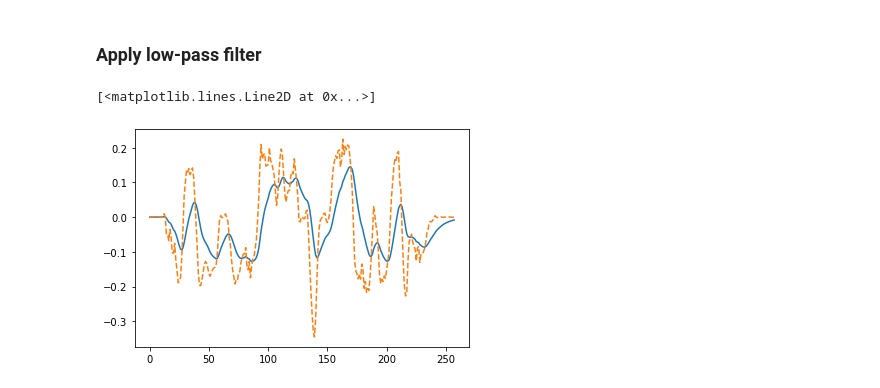
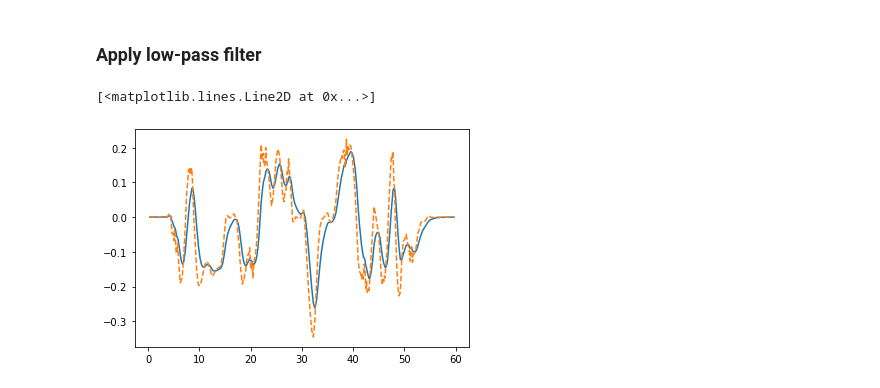
Before and after one commit to Maciej-GBS/dr-gummy, a Jupyter notebook: Essentials_analysis.ipynb, the cells around one changed output. Saved outputs shown, nothing was run; the diff lists cells and outputs as text; code cells hidden in the pictures.

Commit message:
IIR filtering and steering plot

```diff
--- a/Essentials_analysis.ipynb
+++ b/Essentials_analysis.ipynb
@@ -365,7 +383,7 @@ above = list(range(0,25))
 below = list(range(225,270)) + list(range(90,98))
 # %%
 ix = np.arange(len(track.center_line))
-distance = [track_distance(track.center_line, i, N=2) for i in ix]
-t = distance.cumulate
+dt = np.array([track_distance(track.center_line, i, N=2) for i in ix])
+t = np.cumsum(dt)
 heading = np.array([track_heading(track.center_line, i, N=2, above=above, below=below) for i in ix])
 d_heading = heading[1:] - heading[:-1]
@@ -393,19 +426,19 @@ ax.plot(*heading2track(heading, distance, track.center_line[0]).T, 'ro')
 # %% [markdown]
 ### Apply low-pass filter
 # %%
-def low_pass(data, rc=1.0):
+def low_pass_filter(data, rc=1.0):
     xin = data[1]
-    t = data[0]
+    dt = data[0]
+    alpha = dt / (rc + dt)
     yout = np.zeros(xin.shape)
     yout[0] = xin[0]
     for i in range(1,len(yout)):
-        yout[i] = alpha * xin[i] + (1.0 - alpha) * yout[i-1]
+        yout[i] = alpha[i] * xin[i] + (1.0 - alpha[i]) * yout[i-1]
     return yout
 # %%
-dh = low_pass(d_heading, 0.1)
-ix = np.arange(len(d_heading))
-plt.plot(ix, dh)
-plt.plot(ix, d_heading, '--')
+dh = low_pass_filter([dt, d_heading], 0.7)
+plt.plot(t[:-1], dh)
+plt.plot(t[:-1], d_heading, '--')
 # %% [output]
 [<matplotlib.lines.Line2D at 0x...>]
-[figure, old version]
+[figure, new version]
```
Also changed, not shown: parts of 38 cells of this notebook.
